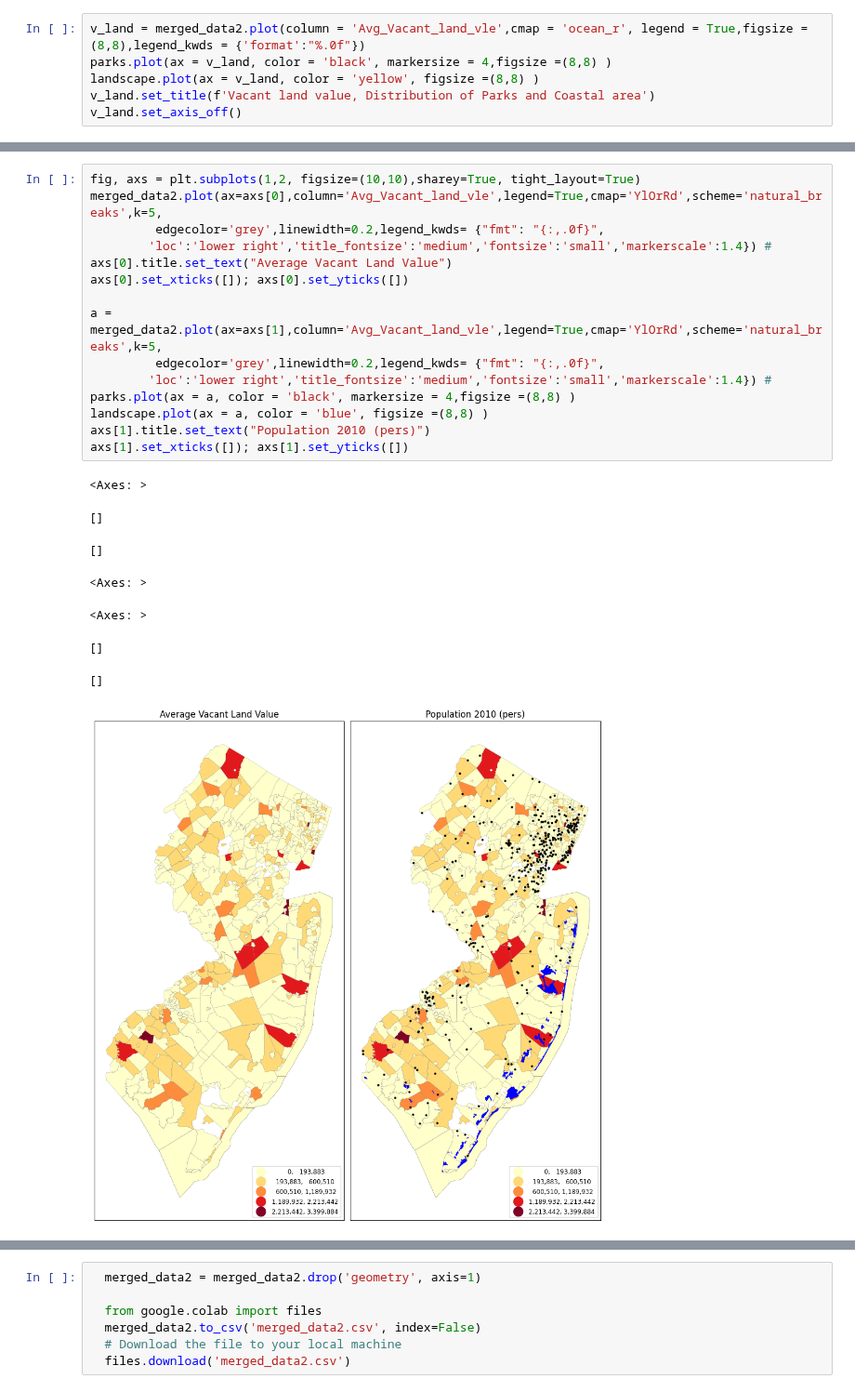
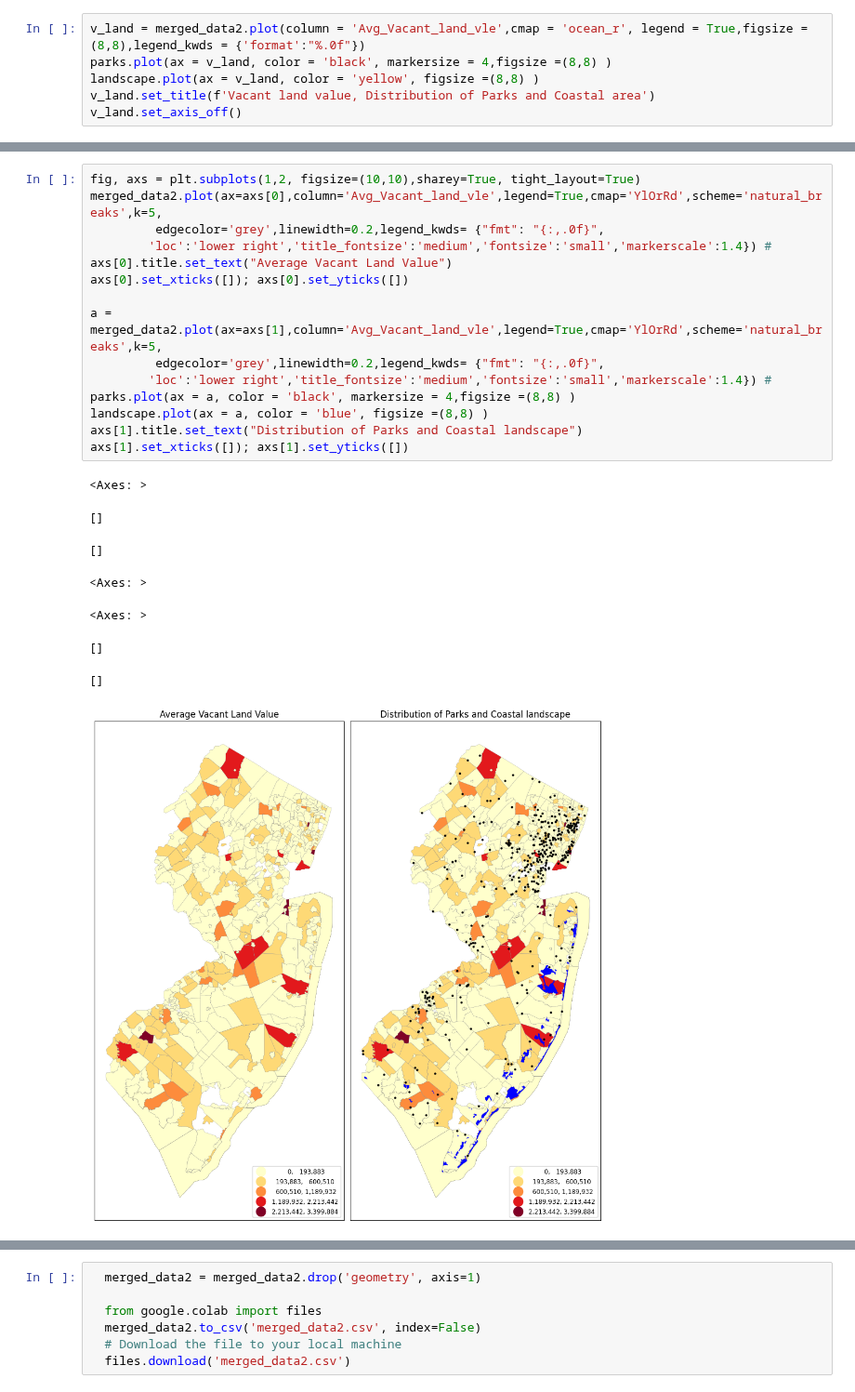
Before and after one commit to NihilKottal001/GIS, a Jupyter notebook: PS2.ipynb, the cells around one changed output, grey strips where cells are left out. Shown at 93% size. Drawn from its saved outputs; the diff is of its cells as text.

```diff
--- a/PS2.ipynb
+++ b/PS2.ipynb
@@ -513,24 +527,24 @@ Text(0.5, 1.0, 'Histogram of Avg_Vacant_land_vle')
 # %%
 fig, axs = plt.subplots(1,2, figsize=(10,10),sharey=True, tight_layout=True)
 merged_data2.plot(ax=axs[0],column='Avg_Vacant_land_vle',legend=True,cmap='YlOrRd',scheme='natural_breaks',k=5,
          edgecolor='grey',linewidth=0.2,legend_kwds= {"fmt": "{:,.0f}",
         'loc':'lower right','title_fontsize':'medium','fontsize':'small','markerscale':1.4}) #
 axs[0].title.set_text("Average Vacant Land Value")
 axs[0].set_xticks([]); axs[0].set_yticks([])
 
 a = merged_data2.plot(ax=axs[1],column='Avg_Vacant_land_vle',legend=True,cmap='YlOrRd',scheme='natural_breaks',k=5,
          edgecolor='grey',linewidth=0.2,legend_kwds= {"fmt": "{:,.0f}",
         'loc':'lower right','title_fontsize':'medium','fontsize':'small','markerscale':1.4}) #
 parks.plot(ax = a, color = 'black', markersize = 4,figsize =(8,8) )
 landscape.plot(ax = a, color = 'blue', figsize =(8,8) )
-axs[1].title.set_text("Population 2010 (pers)")
+axs[1].title.set_text("Distribution of Parks and Coastal landscape")
 axs[1].set_xticks([]); axs[1].set_yticks([])
 # %% [output]
 <Axes: >
 []
 []
 <Axes: >
 <Axes: >
 []
 []
-[figure, old version]
+[figure, new version]
```
Also changed, not shown: parts of 6 cells of this notebook.
